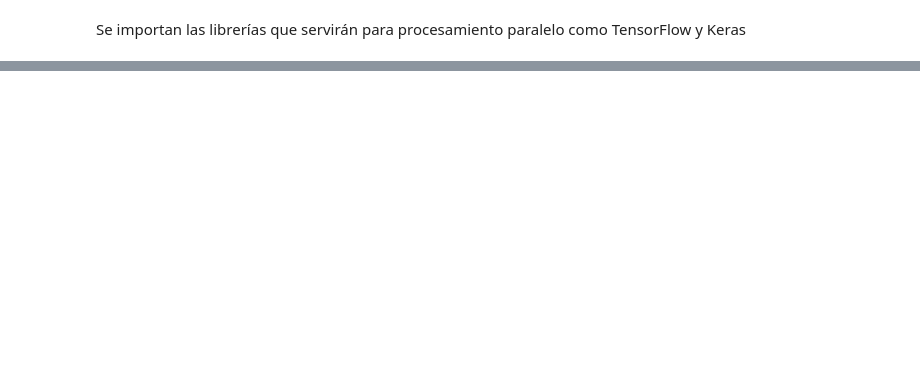
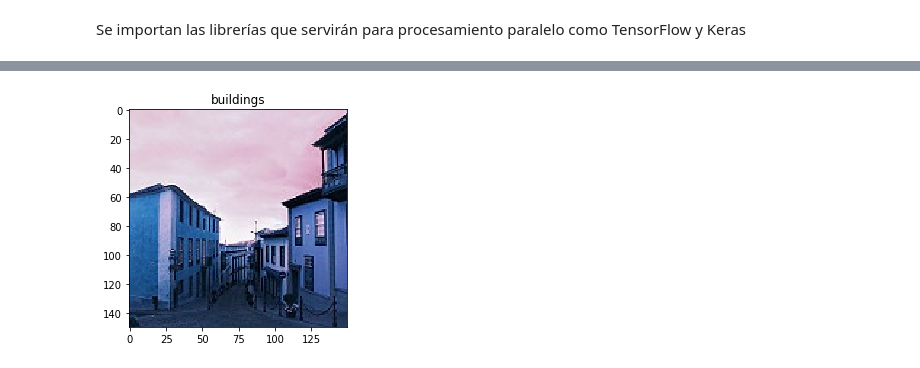
Before and after one commit to epinedaWorks/RedNeuronal_MLP_RNN_RNC, a Jupyter notebook: 2.RedNeuronalConvolucional/RedNeuronalConvolucional.17012140.ipynb, the cells around one changed output, grey strips where cells are left out. Cells and saved outputs as stored; diff of their text form; code cells hidden in the pictures; blank space fills up the shorter version.

```diff
--- a/2.RedNeuronalConvolucional/RedNeuronalConvolucional.17012140.ipynb
+++ b/2.RedNeuronalConvolucional/RedNeuronalConvolucional.17012140.ipynb
@@ -263,0 +143,5 @@ Después de realizar el entrenamiento del modelo se puede concluir lo siguiente:
+# %%
+index = np.random.randint(img_train.shape[2])
+plot_img(img_train[index], labels_train[index])
+# %% [output]
+[figure, added]
```
Also changed, not shown: parts of 85 cells of this notebook, 5 other files.
